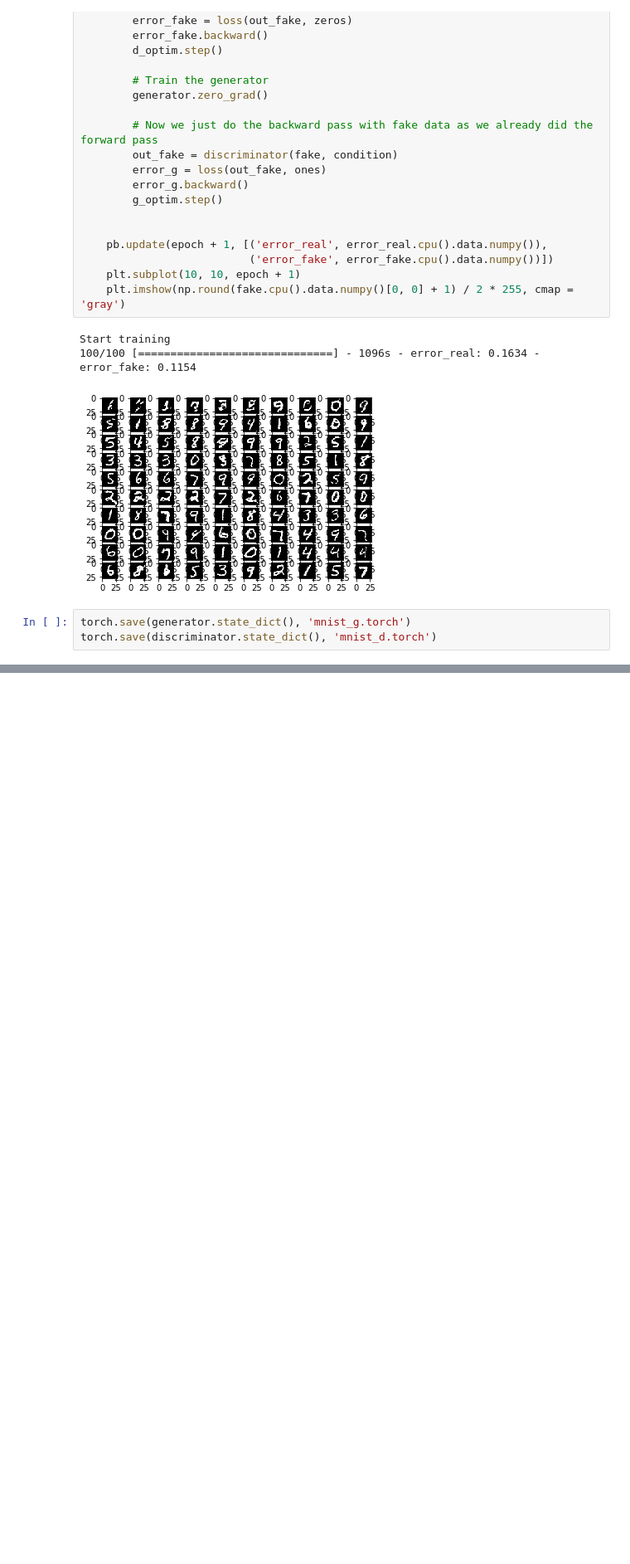
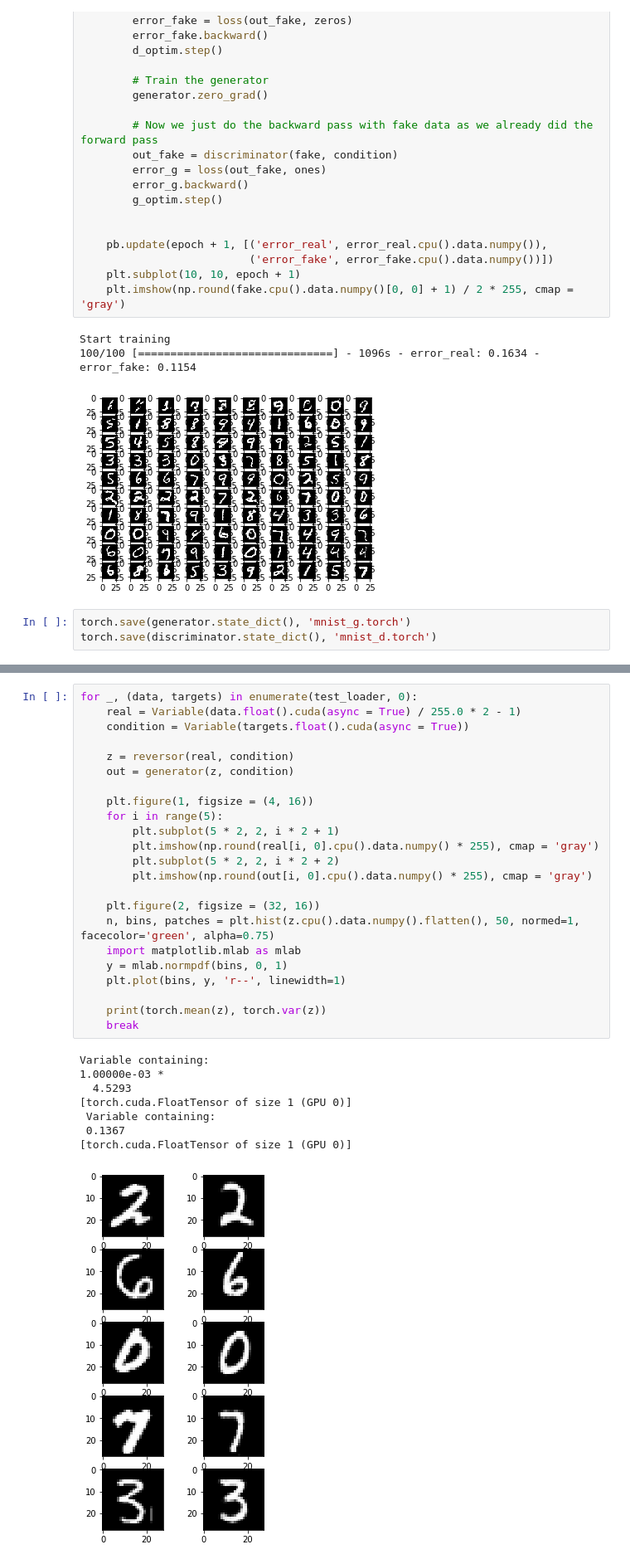
Before and after one commit to HenryJia/InfoGAN, a Jupyter notebook: MNIST_Trials.ipynb, the cells around one changed output, grey strips where cells are left out. Shown at 83% size. Saved outputs shown, nothing was run; the diff lists cells and outputs as text; blank space fills up the shorter version.

Commit message:
Add first experiment with reversor

```diff
--- a/MNIST_Trials.ipynb
+++ b/MNIST_Trials.ipynb
@@ -275,0 +335,32 @@ for i in range(10):
+# %%
+for _, (data, targets) in enumerate(test_loader, 0):
+    real = Variable(data.float().cuda(async = True) / 255.0 * 2 - 1)
+    condition = Variable(targets.float().cuda(async = True))
+
+    z = reversor(real, condition)
+    out = generator(z, condition)
+
+    plt.figure(1, figsize = (4, 16))
+    for i in range(5):
+        plt.subplot(5 * 2, 2, i * 2 + 1)
+        plt.imshow(np.round(real[i, 0].cpu().data.numpy() * 255), cmap = 'gray')
+        plt.subplot(5 * 2, 2, i * 2 + 2)
+        plt.imshow(np.round(out[i, 0].cpu().data.numpy() * 255), cmap = 'gray')
+
+    plt.figure(2, figsize = (32, 16))
+    n, bins, patches = plt.hist(z.cpu().data.numpy().flatten(), 50, normed=1, facecolor='green', alpha=0.75)
+    import matplotlib.mlab as mlab
+    y = mlab.normpdf(bins, 0, 1)
+    plt.plot(bins, y, 'r--', linewidth=1)
+
+    print(torch.mean(z), torch.var(z))
+    break
+# %% [output]
+Variable containing:
+1.00000e-03 *
+  4.5293
+[torch.cuda.FloatTensor of size 1 (GPU 0)]
+ Variable containing:
+ 0.1367
+[torch.cuda.FloatTensor of size 1 (GPU 0)]
+[figure, added]
```
Also changed, not shown: parts of 7 cells of this notebook.
